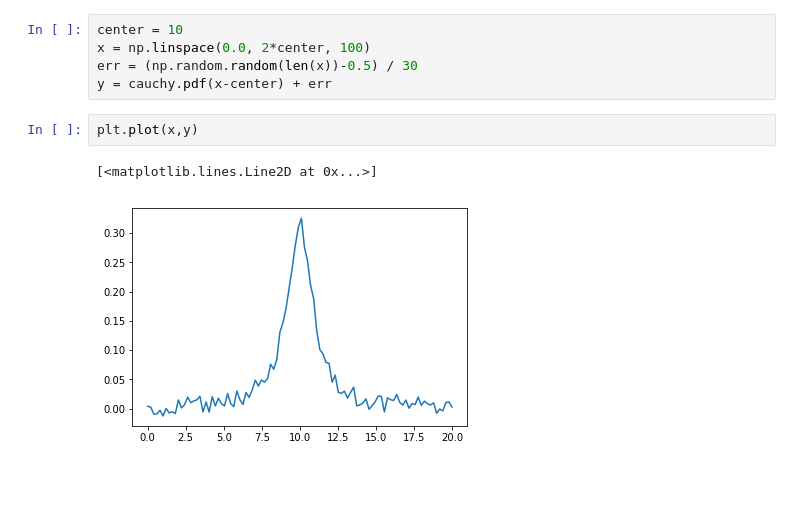
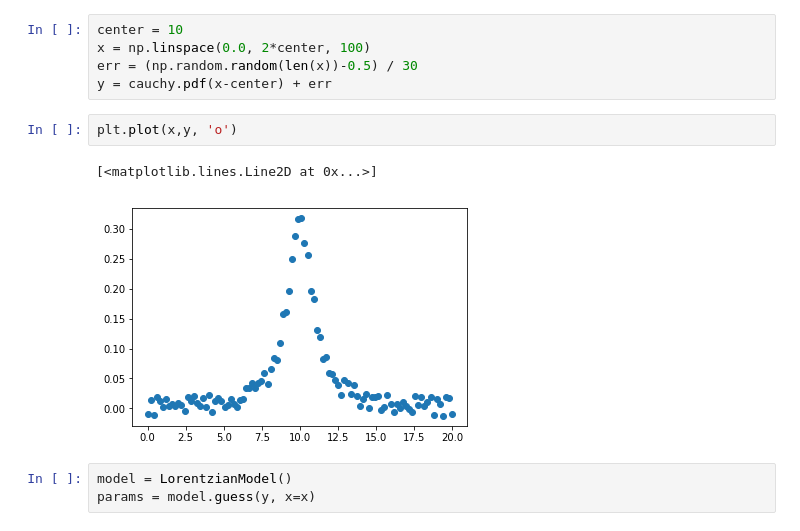
Before and after one commit to jepegit/cellpy, a Jupyter notebook: dev_utils/widgets/playing_with_ipywidgets.ipynb, the cells around one changed output. Saved outputs shown, nothing was run; the diff lists cells and outputs as text; blank space fills up the shorter version.

```diff
--- a/dev_utils/widgets/playing_with_ipywidgets.ipynb
+++ b/dev_utils/widgets/playing_with_ipywidgets.ipynb
@@ -221,7 +206,10 @@ x = np.linspace(0.0, 2*center, 100)
 err = (np.random.random(len(x))-0.5) / 30
 y = cauchy.pdf(x-center) + err
 # %%
-plt.plot(x,y)
+plt.plot(x,y, 'o')
 # %% [output]
 [<matplotlib.lines.Line2D at 0x...>]
-[figure, old version]
+[figure, new version]
+# %%
+model = LorentzianModel()
+params = model.guess(y, x=x)
```
Also changed, not shown: parts of 27 cells of this notebook.
